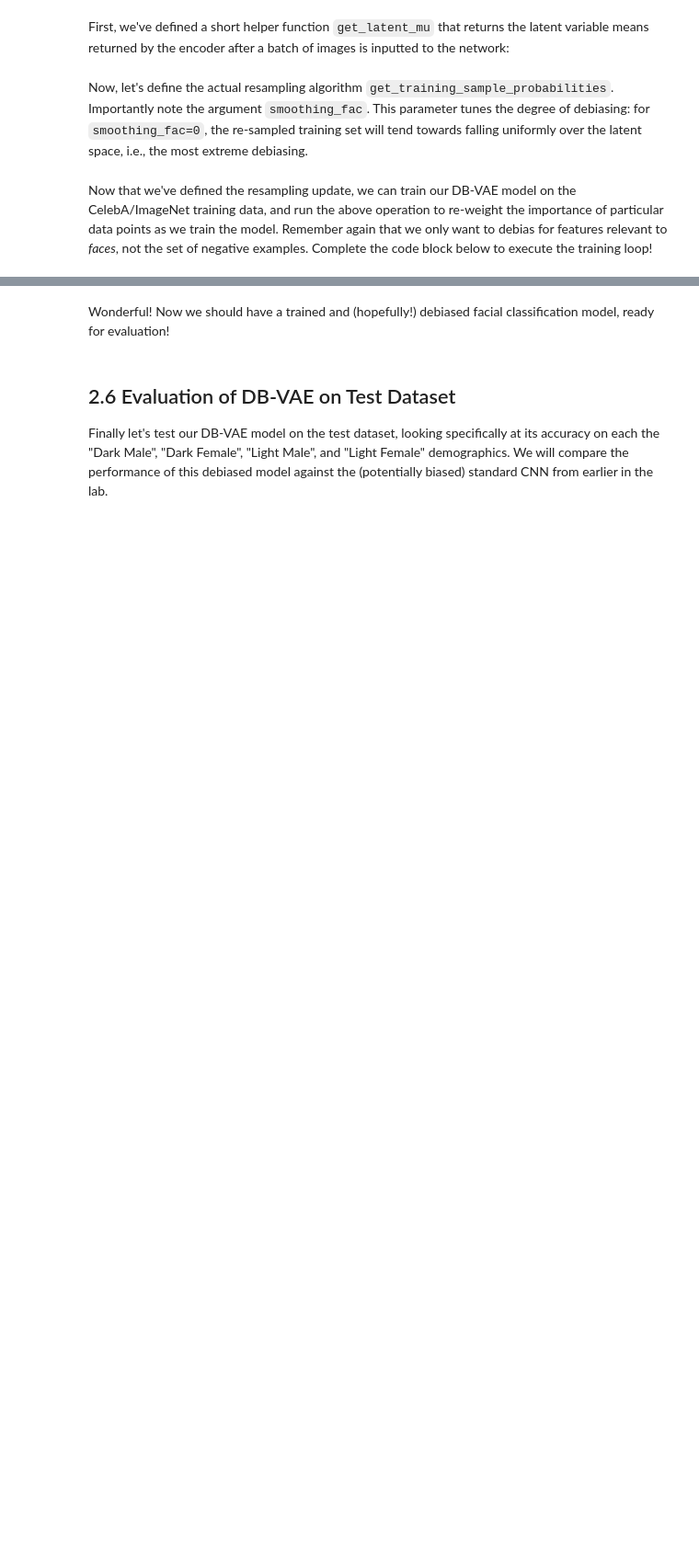
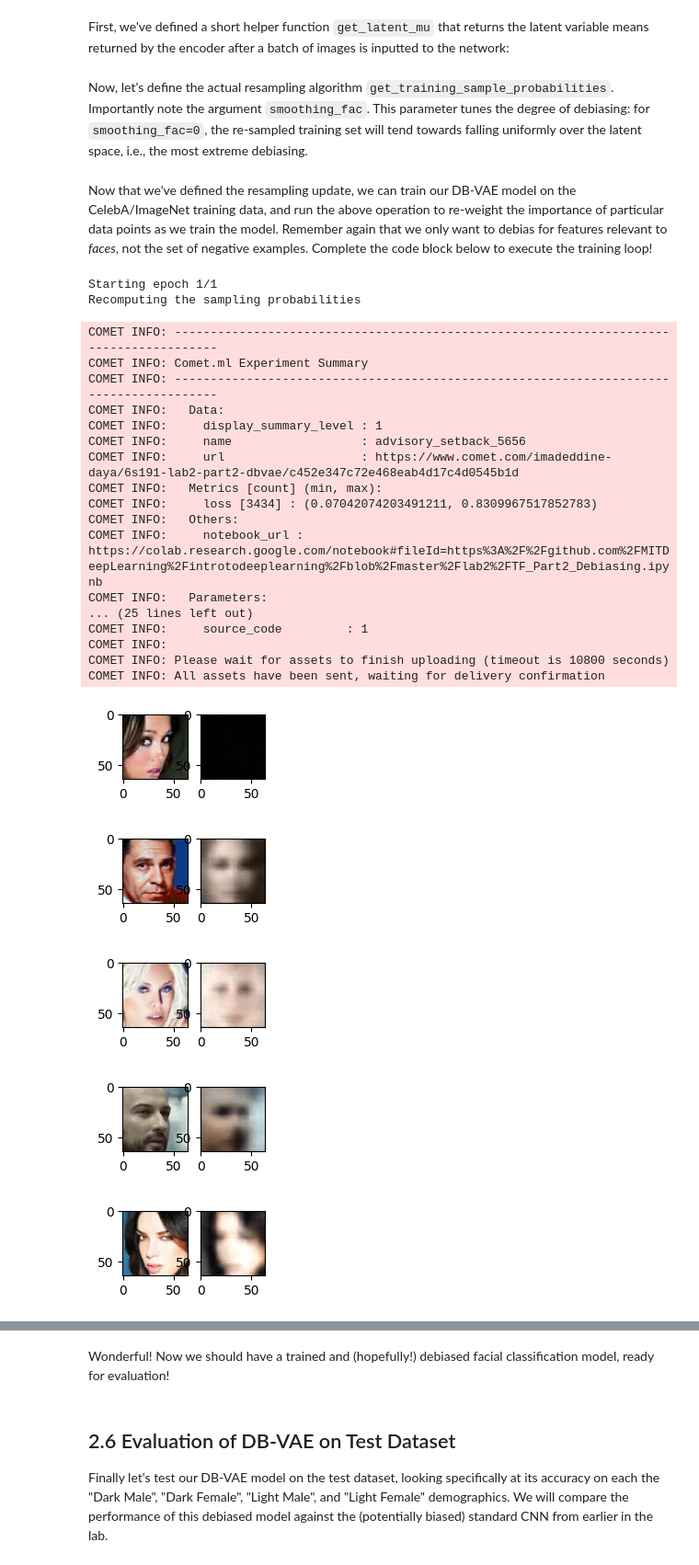
Before and after one commit to imaddaya/mitdeeplearning, a Jupyter notebook: lab2/TF_Part2_Debiasing.ipynb, the cells around one changed output, grey strips where cells are left out. Shown at 92% size. Saved outputs shown, nothing was run; the diff lists cells and outputs as text; code cells hidden in the pictures; blank space fills up the shorter version.

```diff
--- a/lab2/TF_Part2_Debiasing.ipynb
+++ b/lab2/TF_Part2_Debiasing.ipynb
@@ -552,50 +557,43 @@ def get_latent_mu(images, dbvae, batch_size=1024):
 # %% [markdown]
 Now, let's define the actual resampling algorithm `get_training_sample_probabilities`. Importantly note the argument `smoothing_fac`. This parameter tunes the degree of debiasing: for `smoothing_fac=0`, the re-sampled training set will tend towards falling uniformly over the latent space, i.e., the most extreme debiasing.
 # %%
-### Resampling algorithm for DB-VAE ###
-
-'''Function that recomputes the sampling probabilities for images within a batch
-      based on how they distribute across the training data'''
 def get_training_sample_probabilities(images, dbvae, bins=10, smoothing_fac=0.001):
     print("Recomputing the sampling probabilities")
 
-    # TODO: run the input batch and get the latent variable means
-    mu = get_latent_mu('''TODO''') # TODO
+    # Run the input batch and get the latent variable means
+    mu = get_latent_mu(images, dbvae)  # images: NumPy array, dbvae: model instance
 
     # sampling probabilities for the images
-    training_sample_p = np.zeros(mu.shape[0])
+    training_sample_p = np.zeros(mu.shape[0], dtype=np.float64)
 
     # consider the distribution for each latent variable
     for i in range(latent_dim):
 
-        latent_distribution = mu[:,i]
+        latent_distribution = mu[:, i]
         # generate a histogram of the latent distribution
-        hist_density, bin_edges =  np.histogram(latent_distribution, density=True, bins=bins)
+        hist_density, bin_edges = np.histogram(latent_distribution, density=True, bins=bins)
 
         # find which latent bin every data sample falls in
         bin_edges[0] = -float('inf')
         bin_edges[-1] = float('inf')
 
-        # TODO: call the digitize function to find which bins in the latent distribution
-        #    every data sample falls in to
-        # https://docs.scipy.org/doc/numpy-1.13.0/reference/generated/numpy.digitize.html
-        bin_idx = np.digitize('''TODO''', '''TODO''') # TODO
+        # find which bins in the latent distribution each data sample falls into
+        bin_idx = np.digitize(latent_distribution, bin_edges)
 
         # smooth the density function
         hist_smoothed_density = hist_density + smoothing_fac
         hist_smoothed_density = hist_smoothed_density / np.sum(hist_smoothed_density)
 
         # invert the density function
-        p = 1.0/(hist_smoothed_density[bin_idx-1])
+        p = 1.0 / hist_smoothed_density[bin_idx - 1]
 
-        # TODO: normalize all probabilities
-        p = # TODO
+        # normalize all probabilities for this latent dimension
+        p = p / np.sum(p)
 
-        # TODO: update sampling probabilities by considering whether the newly
-        #     computed p is greater than the existing sampling probabilities.
-        training_sample_p = # TODO
+        # update sampling probabilities by taking the element-wise maximum
+        training_sample_p = np.maximum(training_sample_p, p)
 
-    # final normalization
+    # final normalization across all samples
     training_sample_p /= np.sum(training_sample_p)
 
     return training_sample_p
@@ -628,11 +626,11 @@ def debiasing_train_step(x, y):
     y_logit, z_mean, z_logsigma, x_recon = dbvae(x)
 
     '''TODO: call the DB_VAE loss function to compute the loss'''
-    loss, class_loss = debiasing_loss_function('''TODO arguments''') # TODO
+    loss, class_loss = debiasing_loss_function(x, x_recon, y, y_logit, z_mean, z_logsigma) # TODO
 
   '''TODO: use the GradientTape.gradient method to compute the gradients.
      Hint: this is with respect to the trainable_variables of the dbvae.'''
-  grads = tape.gradient('''TODO''', '''TODO''') # TODO
+  grads = tape.gradient(loss, dbvae.trainable_variables) # TODO
 
   # apply gradients to variables
   optimizer.apply_gradients(zip(grads, dbvae.trainable_variables))
@@ -642,31 +640,56 @@ def debiasing_train_step(x, y):
 all_faces = loader.get_all_train_faces()
 
 if hasattr(tqdm, '_instances'): tqdm._instances.clear() # clear if it exists
 
 # The training loop -- outer loop iterates over the number of epochs
 step = 0
 for i in range(params["num_epochs"]):
 
   IPython.display.clear_output(wait=True)
   print("Starting epoch {}/{}".format(i+1, params["num_epochs"]))
 
   # Recompute data sampling proabilities
   '''TODO: recompute the sampling probabilities for debiasing'''
-  p_faces = get_training_sample_probabilities('''TODO''', '''TODO''') # TODO
+  p_faces = get_training_sample_probabilities(all_faces, dbvae) # TODO
 
   # get a batch of training data and compute the training step
   for j in tqdm(range(loader.get_train_size() // params["batch_size"])):
     # load a batch of data
     (x, y) = loader.get_batch(params["batch_size"], p_pos=p_faces)
 
     # loss optimization
     loss = debiasing_train_step(x, y)
     experiment.log_metric("loss", loss.numpy().mean(), step=step)
 
     # plot the progress every 200 steps
     if j % 500 == 0:
       mdl.util.plot_sample(x, y, dbvae)
 
     step += 1
 
 experiment.end()
+# %% [output]
+Starting epoch 1/1
+Recomputing the sampling probabilities
+COMET INFO: ---------------------------------------------------------------------------------------
+COMET INFO: Comet.ml Experiment Summary
+COMET INFO: ---------------------------------------------------------------------------------------
+COMET INFO:   Data:
+COMET INFO:     display_summary_level : 1
+COMET INFO:     name                  : advisory_setback_5656
+COMET INFO:     url                   : https://www.comet.com/imadeddine-daya/6s191-lab2-part2-dbvae/c452e347c72e468eab4d17c4d0545b1d
+COMET INFO:   Metrics [count] (min, max):
+COMET INFO:     loss [3434] : (0.07042074203491211, 0.8309967517852783)
+COMET INFO:   Others:
+COMET INFO:     notebook_url : https://colab.research.google.com/notebook#fileId=https%3A%2F%2Fgithub.com%2FMITDeepLearning%2Fintrotodeeplearning%2Fblob%2Fmaster%2Flab2%2FTF_Part2_Debiasing.ipynb
+COMET INFO:   Parameters:
+... (25 lines left out)
+COMET INFO:     source_code         : 1
+COMET INFO:
+COMET INFO: Please wait for assets to finish uploading (timeout is 10800 seconds)
+COMET INFO: All assets have been sent, waiting for delivery confirmation
+[figure, added]
+[figure, added]
+[figure, added]
+[figure, added]
+[figure, added]
```
Also changed, not shown: parts of 15 cells of this notebook.
